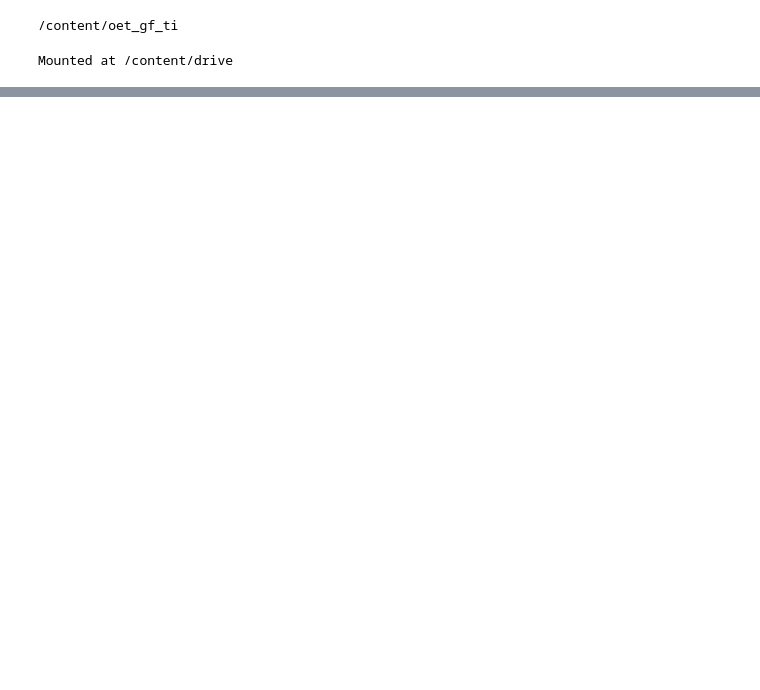
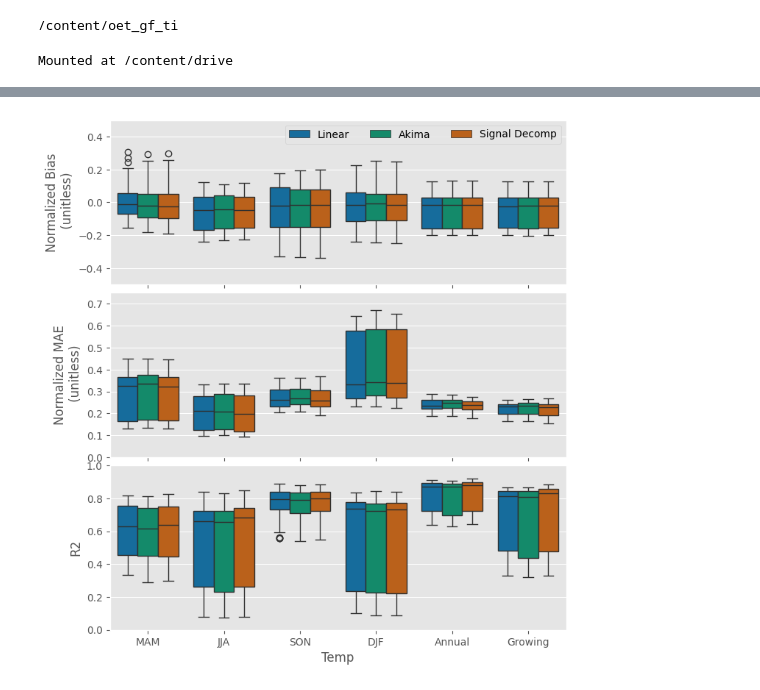
Before and after one commit to sciencebyAJ/oet_gf_ti, a Jupyter notebook: time_integration_gap_filling.ipynb, the cells around one changed output, grey strips where cells are left out. Cells and saved outputs as stored; diff of their text form; code cells hidden in the pictures; blank space fills up the shorter version.

```diff
--- a/time_integration_gap_filling.ipynb
+++ b/time_integration_gap_filling.ipynb
@@ -187,0 +228,5 @@ data/US-MMS_daily_data.csv
+# %%
+three_site_df = all_stats_df.loc[all_stats_df.Site_id.isin(['US-ARM','US-Ne1','US-Ro4'])]
+# three_site_df.drop(columns=['Unnamed: 0'],inplace=True)
+for var in ['Bias','MAE','RMSE']:
+  three_site_df[var+'_norm'] = three_site_df[var]/three_site_df['Mean_ET']
@@ -187,0 +249,3 @@ data/US-MMS_daily_data.csv
+# %%
+for i in df.columns.unique():
+  print(i)
@@ -187,0 +334,2 @@ data/US-MMS_daily_data.csv
+# %%
+three_site_df_ss = three_site_df[['Site_id','Obs_freq','Obs_freq_rep','Fill_Method','Temp','Bias_norm', 'MAE_norm','R2']]
@@ -187,0 +355,10 @@ data/US-MMS_daily_data.csv
+# %%
+rename_labels = {'freq_8':'8',
+                 'freq_16':'16',
+                 'freq_32':'32',
+                 'freq_64':'64'}
+
+
+rename_method_labels = {'linear':'Linear',
+                        'Akima':'Akima',
+                        'clim_fill':'Signal Decomp'}
@@ -187,0 +422,52 @@ data/US-MMS_daily_data.csv
+# %%
+# import pandas as pd
+# import matplotlib.pyplot as plt
+# import seaborn as sns
+
+# Load the uploaded data
+data = three_site_df_ss
+
+
+# Filter data for Obs_freq == 'freq_16' or 'freq_32' and selected Fill_Method
+filtered_data = data[
+    (data['Obs_freq'].isin(['freq_16', 'freq_32','freq_64'])) &
+    (data['Fill_Method'].isin(['linear', 'Akima', 'clim_fill']))
+]
+
+filtered_data['Fill_Method'] = filtered_data.Fill_Method.map(rename_method_labels)
+filtered_data['Obs_freq'] = filtered_data.Obs_freq.map(rename_labels)
+
+
+# Create the plot
+plt.style.use('seaborn-v0_8-colorblind')
+fig, axs = plt.subplots(nrows=3, ncols=1, figsize=(8, 9), sharex=True, squeeze=True)
+
+obs_freq = '32'
+subset = filtered_data[filtered_data['Obs_freq'] == obs_freq]
+
+stats_list = ['Bias_norm','MAE_norm','R2']
+for i, stats_i in enumerate(stats_list):
+    sns.boxplot(ax=axs[i], x='Temp', y=stats_i, hue='Fill_Method', data=subset)
+    # axs[i].set_title(f'Obs_freq: {obs_freq}')
+    # axs[i].annotate(f'Revisit frequency: {obs_freq} days', xy=(0.05, 0.90), xycoords='axes fraction', fontsize=12)
+    # axs[i].set_ylabel('Normalized MAE (unitless)')
+    if i ==2:
+      axs[i].set_ylim([0,1.])
+    elif i==0:
+      axs[i].set_ylim([-0.5,0.5])
+    else:
+      axs[i].set_ylim([0,0.75])
+    axs[i].legend(ncol=3)
+
+axs[0].set_ylabel("Normalized Bias\n (unitless)")
+axs[1].set_ylabel("Normalized MAE\n (unitless)")
+axs[2].set_ylabel("R2")
+
+axs[1].get_legend().remove()
+axs[2].get_legend().remove()
+axs[1].set_xlabel('')
+plt.subplots_adjust(wspace=0, hspace=0.05)
+
+# Save the figure and display it
+plt.show()
+# %% [output]
@@ -187,0 +484 @@ data/US-MMS_daily_data.csv
+[figure, added]
```
Also changed, not shown: parts of 27 cells of this notebook.
